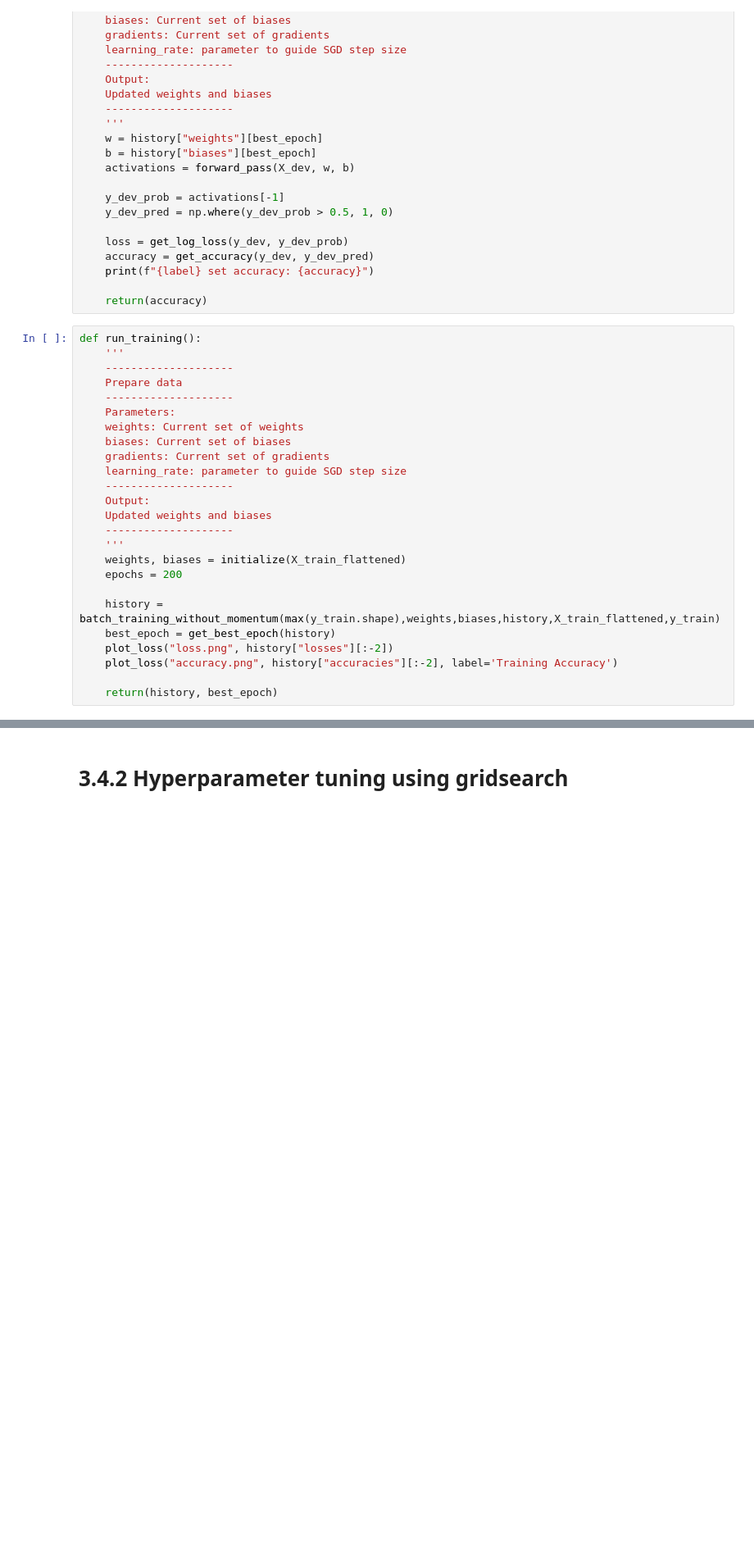
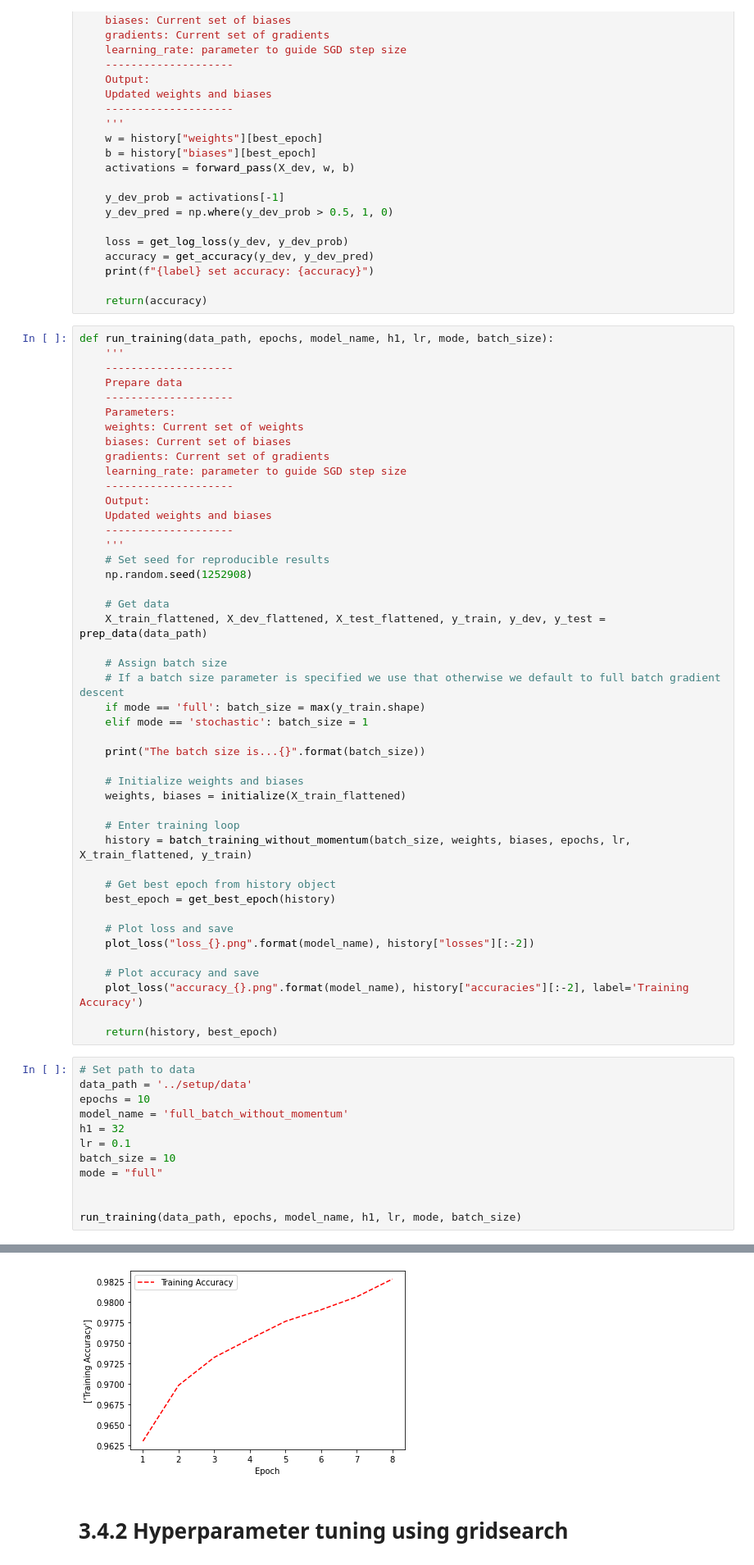
Before and after one commit to akshatgoel92/vanilla-perceptron, a Jupyter notebook: src/04_hyperparameter_tuning.ipynb, the cells around one changed output, grey strips where cells are left out. Shown at 82% size. Saved outputs shown, nothing was run; the diff lists cells and outputs as text; blank space fills up the shorter version.

Commit message:
Add tested q4 without momentum

```diff
--- a/src/04_hyperparameter_tuning.ipynb
+++ b/src/04_hyperparameter_tuning.ipynb
@@ -432,7 +432,7 @@ def get_results(X_dev, y_dev, history, best_epoch, label="dev"):
 
     return(accuracy)
 # %%
-def run_training():
+def run_training(data_path, epochs, model_name, h1, lr, mode, batch_size):
     '''
     --------------------
     Prepare data
@@ -447,12 +447,45 @@ def run_training():
     Updated weights and biases
     --------------------
     '''
+    # Set seed for reproducible results
+    np.random.seed(1252908)
+
+    # Get data
+    X_train_flattened, X_dev_flattened, X_test_flattened, y_train, y_dev, y_test = prep_data(data_path)
+
+    # Assign batch size
+    # If a batch size parameter is specified we use that otherwise we default to full batch gradient descent
+    if mode == 'full': batch_size = max(y_train.shape)
+    elif mode == 'stochastic': batch_size = 1
+
+    print("The batch size is...{}".format(batch_size))
+
+    # Initialize weights and biases
     weights, biases = initialize(X_train_flattened)
-    epochs = 200
 
-    history = batch_training_without_momentum(max(y_train.shape),weights,biases,history,X_train_flattened,y_train)
+    # Enter training loop
+    history = batch_training_without_momentum(batch_size, weights, biases, epochs, lr, X_train_flattened, y_train)
+
+    # Get best epoch from history object
     best_epoch = get_best_epoch(history)
-    plot_loss("loss.png", history["losses"][:-2])
-    plot_loss("accuracy.png", history["accuracies"][:-2], label='Training Accuracy')
+
+    # Plot loss and save
+    plot_loss("loss_{}.png".format(model_name), history["losses"][:-2])
+
+    # Plot accuracy and save
+    plot_loss("accuracy_{}.png".format(model_name), history["accuracies"][:-2], label='Training Accuracy')
 
     return(history, best_epoch)
+# %%
+# Set path to data
+data_path = '../setup/data'
+epochs = 10
+model_name = 'full_batch_without_momentum'
+h1 = 32
+lr = 0.1
+batch_size = 10
+mode = "full"
+
+
+run_training(data_path, epochs, model_name, h1, lr, mode, batch_size)
+# %% [output]
@@ -459,3 +526,4 @@ def run_training():
+[figure, added]
 # %% [markdown]
 # 3.4.2 Hyperparameter tuning using gridsearch
 # %%
```
Also changed, not shown: parts of 2 cells of this notebook, 2 other files.
